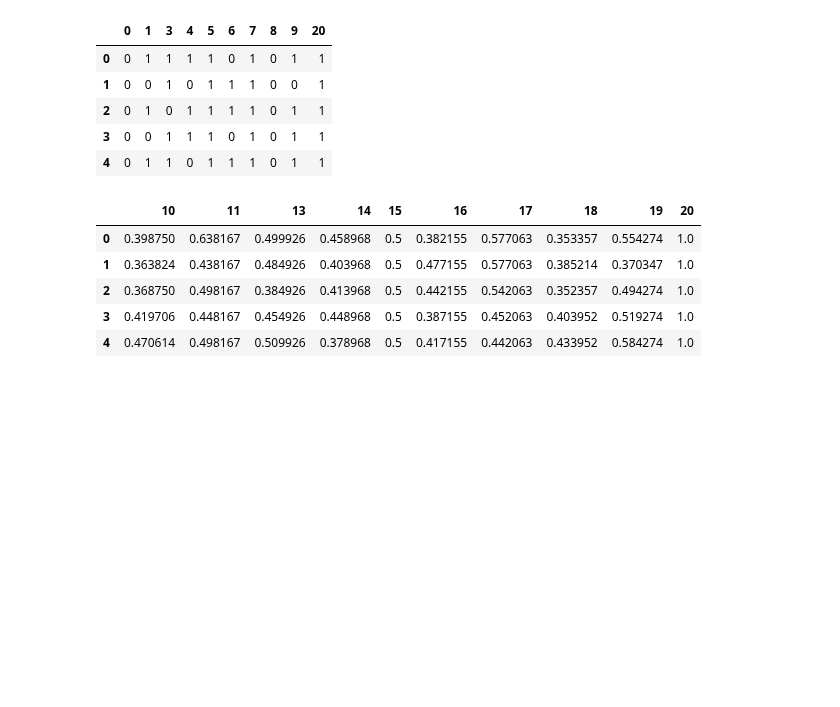
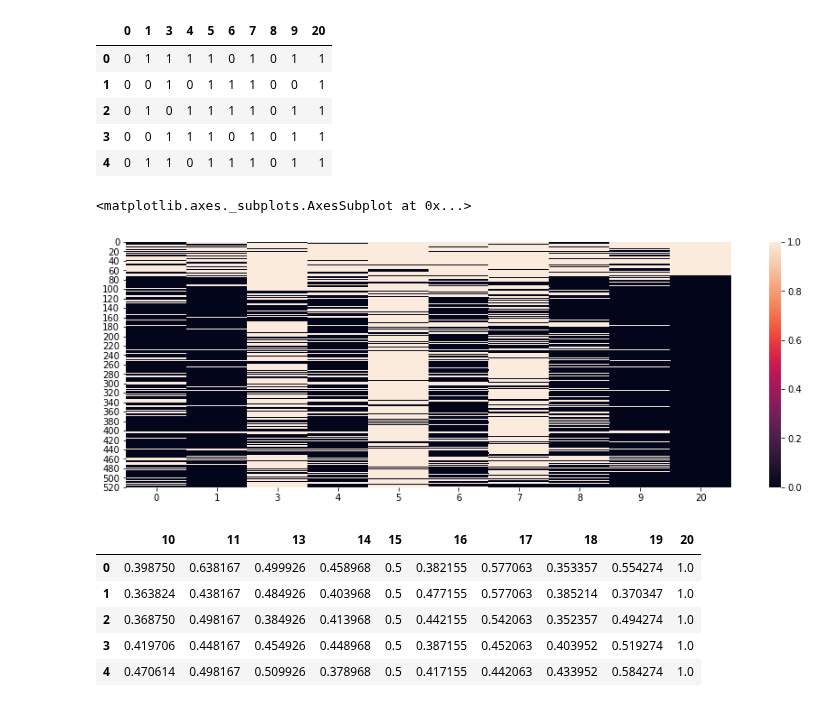
Before and after one commit to luanagbmartins/inteligencia-artificial, a Jupyter notebook: Módulo 3 - Redes Bayesianas/AP_03_ LuanaGuedes_RuanChaves_ThiagoMonteles.ipynb, the cells around one changed output. Saved outputs shown, nothing was run; the diff lists cells and outputs as text; code cells hidden in the pictures; blank space fills up the shorter version.

```diff
--- a/Módulo 3 - Redes Bayesianas/AP_03_ LuanaGuedes_RuanChaves_ThiagoMonteles.ipynb
+++ b/Módulo 3 - Redes Bayesianas/AP_03_ LuanaGuedes_RuanChaves_ThiagoMonteles.ipynb
@@ -743,3 +672,8 @@ dataset_left.head()
 | 2 | 0 | 1 | 0 | 1 | 1 | 1 | 1 | 0 | 1 | 1 |
 | 3 | 0 | 0 | 1 | 1 | 1 | 0 | 1 | 0 | 1 | 1 |
 | 4 | 0 | 1 | 1 | 0 | 1 | 1 | 1 | 0 | 1 | 1 |
+# %%
+sns.heatmap(dataset_left)
+# %% [output]
+<matplotlib.axes._subplots.AxesSubplot at 0x...>
+[figure, added]
```
Also changed, not shown: parts of 23 cells of this notebook, 2 other files.
